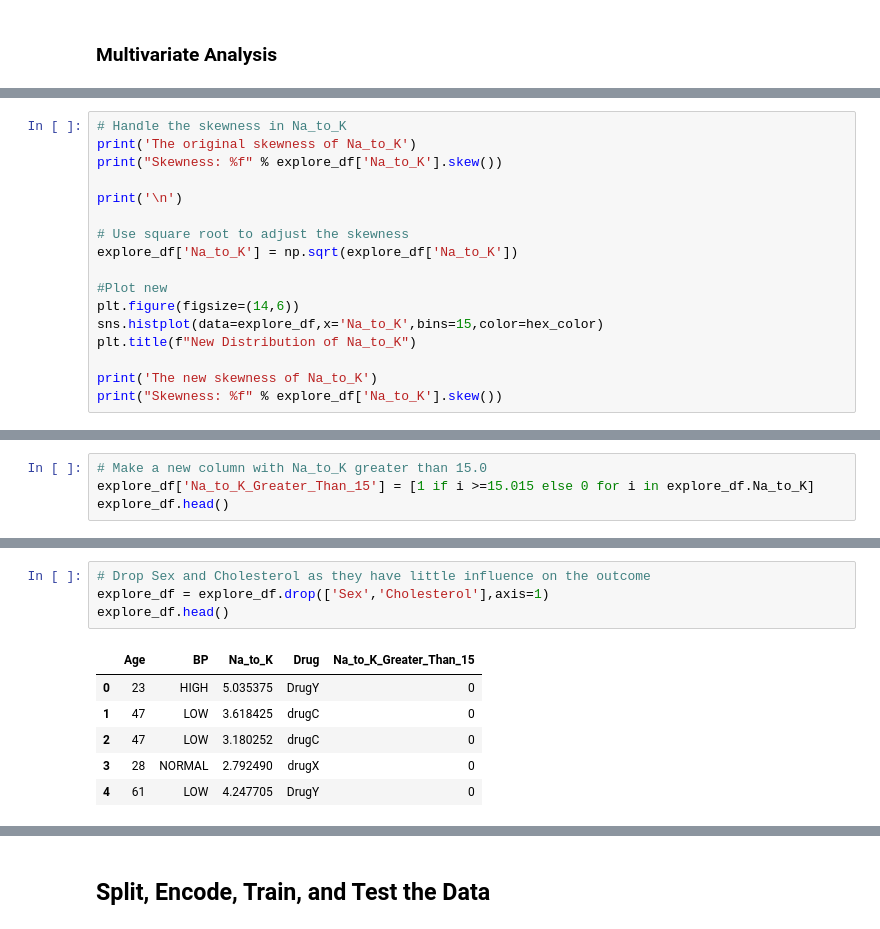
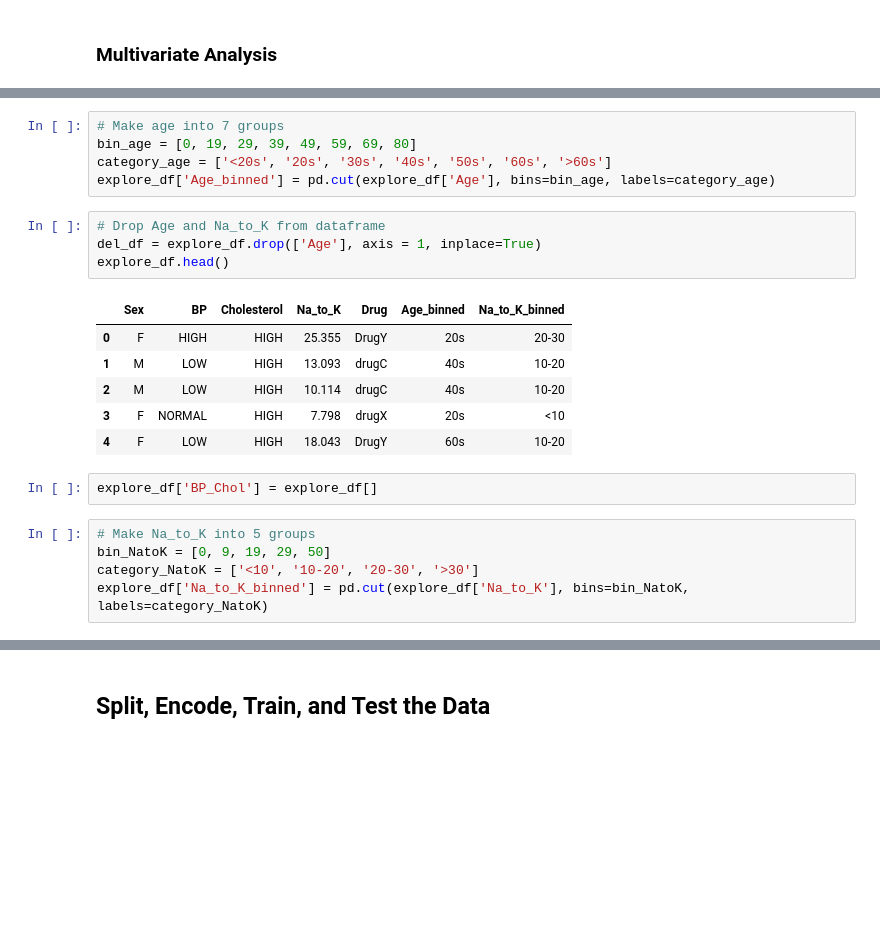
Before and after one commit to andydaehn/Drug_Classification, a Jupyter notebook: Drug_Classification.ipynb, the cells around one changed output, grey strips where cells are left out. Cells and saved outputs as stored; diff of their text form; blank space fills up the shorter version.

```diff
--- a/Drug_Classification.ipynb
+++ b/Drug_Classification.ipynb
@@ -235,17 +179,0 @@ Text(0.5, 1.0, 'Distribution of Drug with respect to Na_to_K and Blood Pressure'
-# %%
-# Handle the skewness in Na_to_K
-print('The original skewness of Na_to_K')
-print("Skewness: %f" % explore_df['Na_to_K'].skew())
-
-print('\n')
-
-# Use square root to adjust the skewness
-explore_df['Na_to_K'] = np.sqrt(explore_df['Na_to_K'])
-
-#Plot new
-plt.figure(figsize=(14,6))
-sns.histplot(data=explore_df,x='Na_to_K',bins=15,color=hex_color)
-plt.title(f"New Distribution of Na_to_K")
-
-print('The new skewness of Na_to_K')
-print("Skewness: %f" % explore_df['Na_to_K'].skew())
@@ -260,4 +179,0 @@ Skewness: 0.673737
-# %%
-# Make a new column with Na_to_K greater than 15.0
-explore_df['Na_to_K_Greater_Than_15'] = [1 if i >=15.015 else 0 for i in explore_df.Na_to_K]
-explore_df.head()
@@ -271,14 +216,26 @@ explore_df.head()
+# %%
+# Make age into 7 groups
+bin_age = [0, 19, 29, 39, 49, 59, 69, 80]
+category_age = ['<20s', '20s', '30s', '40s', '50s', '60s', '>60s']
+explore_df['Age_binned'] = pd.cut(explore_df['Age'], bins=bin_age, labels=category_age)
 # %%
-# Drop Sex and Cholesterol as they have little influence on the outcome
-explore_df = explore_df.drop(['Sex','Cholesterol'],axis=1)
+# Drop Age and Na_to_K from dataframe
+del_df = explore_df.drop(['Age'], axis = 1, inplace=True)
 explore_df.head()
 # %% [output]
-|  | Age | BP | Na_to_K | Drug | Na_to_K_Greater_Than_15 |
-| 0 | 23 | HIGH | 5.035375 | DrugY | 0 |
-| 1 | 47 | LOW | 3.618425 | drugC | 0 |
-| 2 | 47 | LOW | 3.180252 | drugC | 0 |
-| 3 | 28 | NORMAL | 2.792490 | drugX | 0 |
-| 4 | 61 | LOW | 4.247705 | DrugY | 0 |
+|  | Sex | BP | Cholesterol | Na_to_K | Drug | Age_binned | Na_to_K_binned |
+| 0 | F | HIGH | HIGH | 25.355 | DrugY | 20s | 20-30 |
+| 1 | M | LOW | HIGH | 13.093 | drugC | 40s | 10-20 |
+| 2 | M | LOW | HIGH | 10.114 | drugC | 40s | 10-20 |
+| 3 | F | NORMAL | HIGH | 7.798 | drugX | 20s | <10 |
+| 4 | F | LOW | HIGH | 18.043 | DrugY | 60s | 10-20 |
+# %%
+explore_df['BP_Chol'] = explore_df[]
+# %%
+# Make Na_to_K into 5 groups
+bin_NatoK = [0, 9, 19, 29, 50]
+category_NatoK = ['<10', '10-20', '20-30', '>30']
+explore_df['Na_to_K_binned'] = pd.cut(explore_df['Na_to_K'], bins=bin_NatoK, labels=category_NatoK)
 # %%
 # Split data into features and target
 y_df = explore_df['Drug']
```
Also changed, not shown: parts of 25 cells of this notebook.
